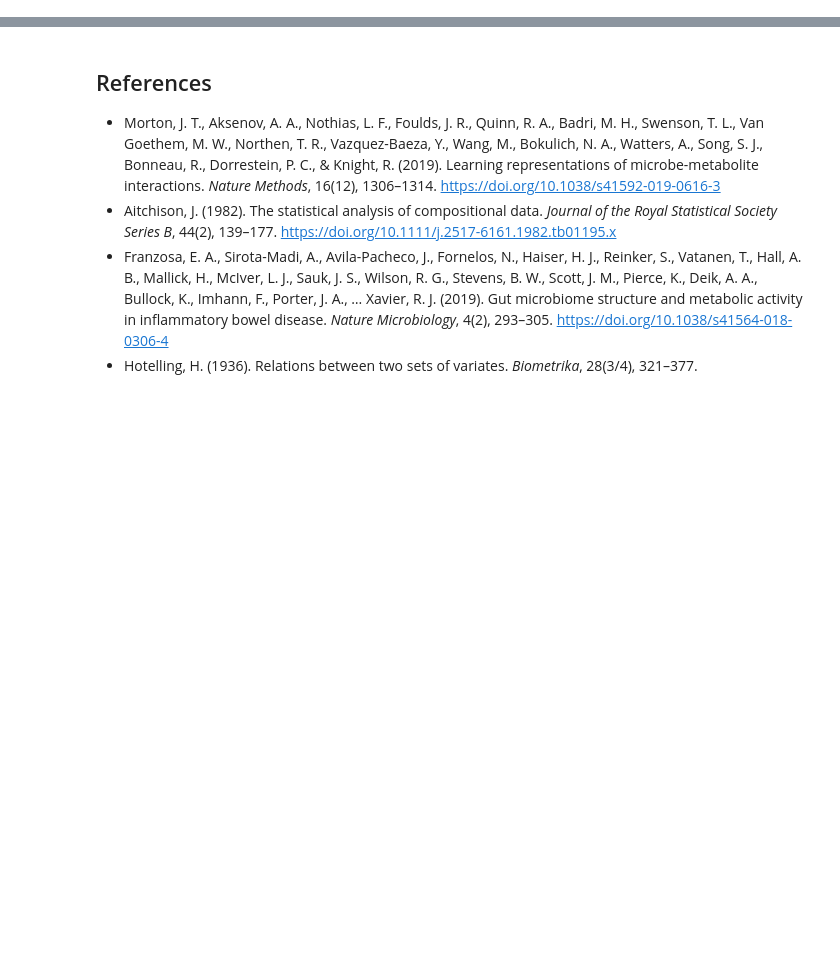
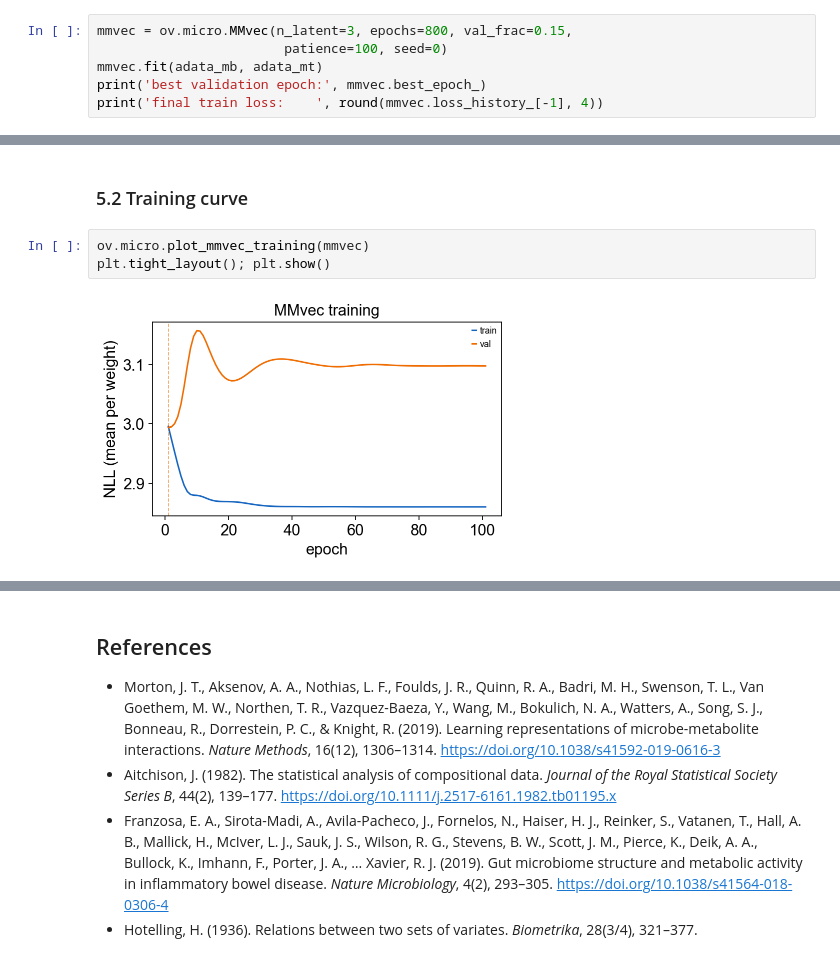
Before and after one commit to DBinary/omicverse-tutorials, a Jupyter notebook: docs/Tutorials-Multi-Omics/micro-meta/t_micro_metabol_paired.ipynb, the cells around one changed output, grey strips where cells are left out. Saved outputs shown, nothing was run; the diff lists cells and outputs as text; blank space fills up the shorter version.

```diff
--- a/docs/Tutorials-Multi-Omics/micro-meta/t_micro_metabol_paired.ipynb
+++ b/docs/Tutorials-Multi-Omics/micro-meta/t_micro_metabol_paired.ipynb
@@ -352,0 +156,6 @@ Top 10 MMvec co-occurrence scores (by |score|):
+# %%
+mmvec = ov.micro.MMvec(n_latent=3, epochs=800, val_frac=0.15,
+                        patience=100, seed=0)
+mmvec.fit(adata_mb, adata_mt)
+print('best validation epoch:', mmvec.best_epoch_)
+print('final train loss:    ', round(mmvec.loss_history_[-1], 4))
@@ -352,0 +165,7 @@ Top 10 MMvec co-occurrence scores (by |score|):
+# %% [markdown]
+### 5.2 Training curve
+# %%
+ov.micro.plot_mmvec_training(mmvec)
+plt.tight_layout(); plt.show()
+# %% [output]
+[figure, added]
```
Also changed, not shown: parts of 32 cells of this notebook.
